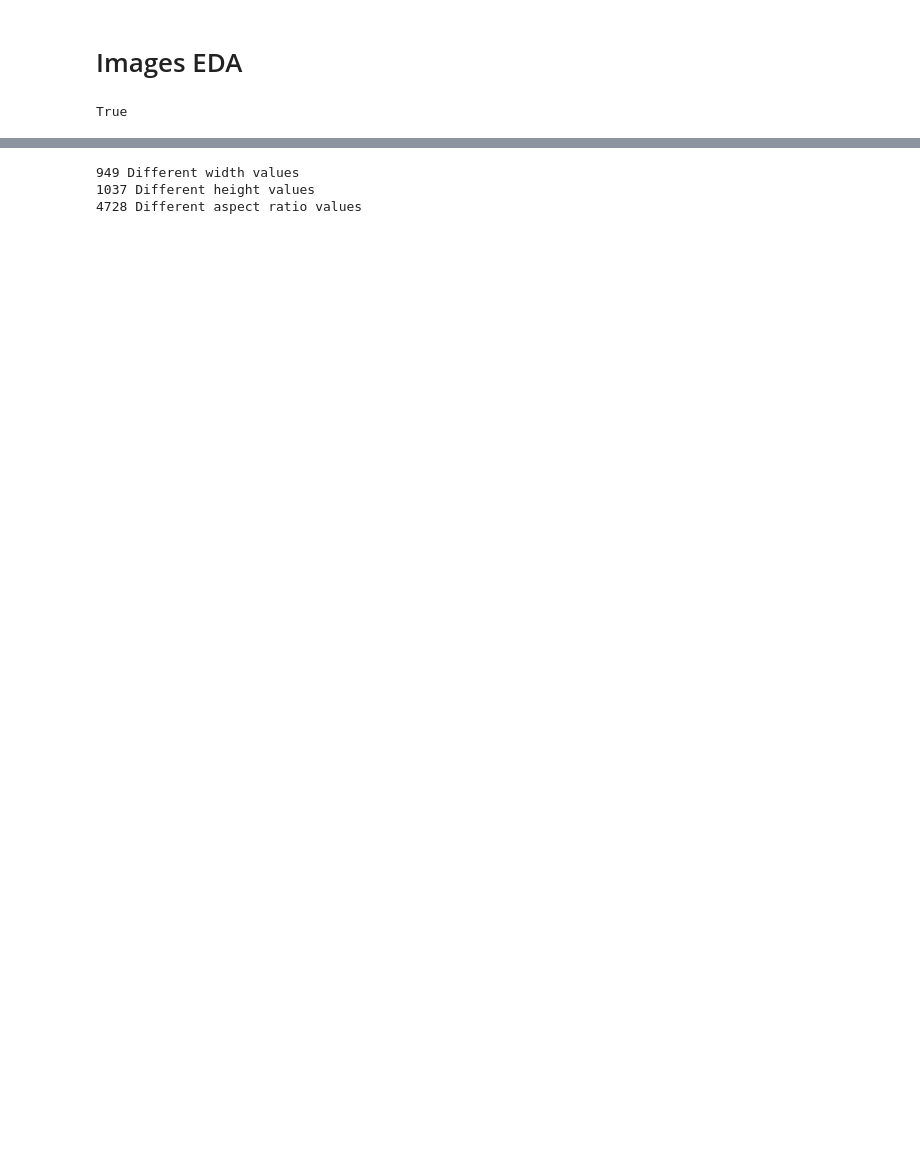
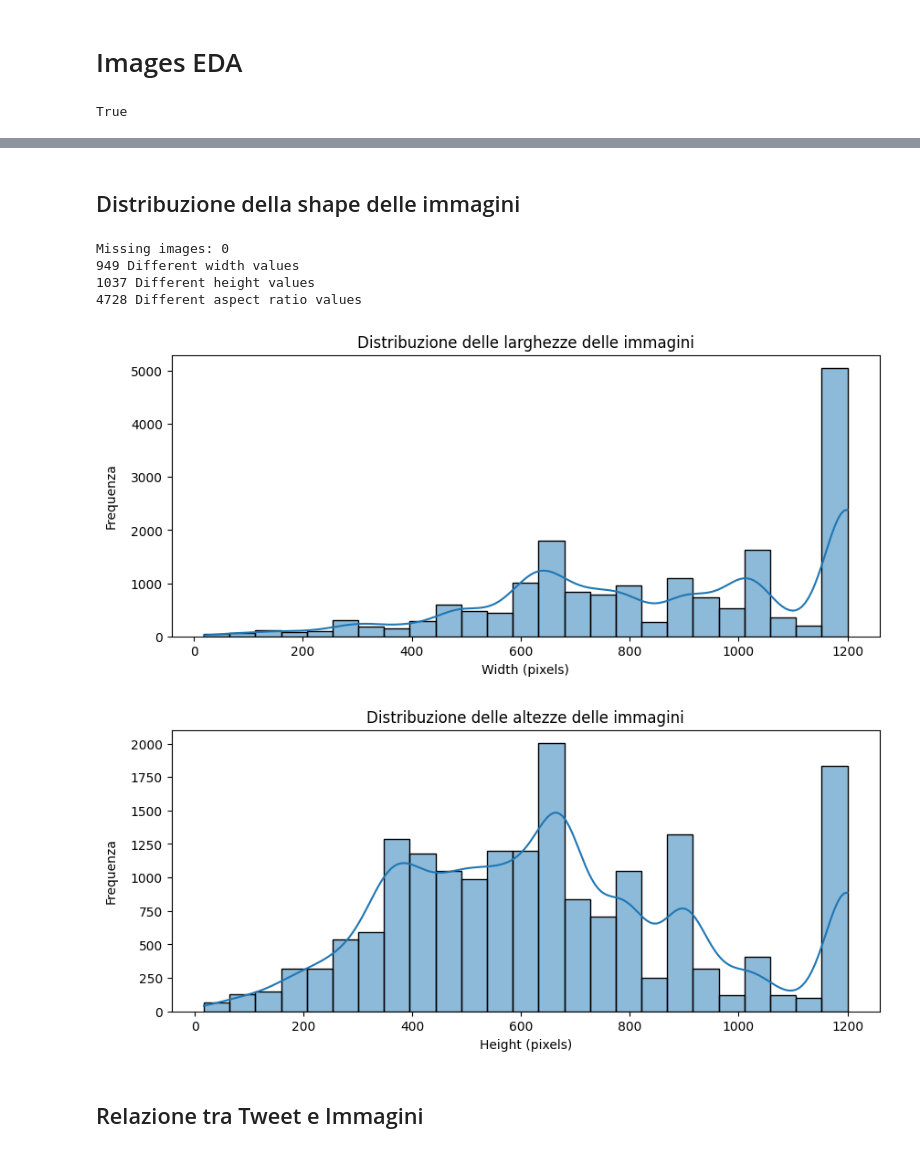
Before and after one commit to andreaceto/multimodal-crisis-classification, a Jupyter notebook: eda/images_analysis.ipynb, the cells around one changed output, grey strips where cells are left out. Cells and saved outputs as stored; diff of their text form; code cells hidden in the pictures; blank space fills up the shorter version.

Commit message:
Updated image_analysis.ipynb
- Added Boxplot, barplot and histogram for label and images analysis

```diff
--- a/eda/images_analysis.ipynb
+++ b/eda/images_analysis.ipynb
@@ -50,6 +63,8 @@ Image Label Confidence: 1.0
 Image Label Task 3: severe_damage
 Image Label Confidence: 0.6549
 [figure]
+# %% [markdown]
+## Distribuzione della shape delle immagini
 # %%
 # Inizializza le liste
 widths = []
@@ -62,7 +77,7 @@ for idx, row in tqdm(df.iterrows(), total=len(df)):
     image_path = row["image_path"]
 
     try:
-        with Image.open(image_path) as img:
+        with Image.open("../" + image_path) as img:
             w, h = img.size
             widths.append(w)
             heights.append(h)
@@ -79,10 +94,34 @@ df["img_width"] = widths
 df["img_height"] = heights
 df["img_aspect_ratio"] = aspect_ratios
 # %%
+print(f"Missing images: {len(missing)}")
+
 print(f'{len(df["img_width"].unique())} Different width values')
 print(f'{len(df["img_height"].unique())} Different height values')
 print(f'{len(df["img_aspect_ratio"].unique())} Different aspect ratio values')
 # %% [output]
+Missing images: 0
 949 Different width values
 1037 Different height values
 4728 Different aspect ratio values
+# %%
+# Istogramma della larghezza
+plt.figure(figsize=(10, 4))
+sns.histplot(df['img_width'], bins=25, kde=True)
+plt.title('Distribuzione delle larghezze delle immagini')
+plt.xlabel('Width (pixels)')
+plt.ylabel('Frequenza', labelpad=10)
+plt.show()
+
+# Istogramma dell'altezza
+plt.figure(figsize=(10, 4))
+sns.histplot(df['img_height'], bins=25, kde=True)
+plt.title('Distribuzione delle altezze delle immagini')
+plt.xlabel('Height (pixels)')
+plt.ylabel('Frequenza', labelpad=10)
+plt.show()
+# %% [output]
+[figure, added]
+[figure, added]
+# %% [markdown]
+## Relazione tra Tweet e Immagini
```
Also changed, not shown: parts of 20 cells of this notebook.
